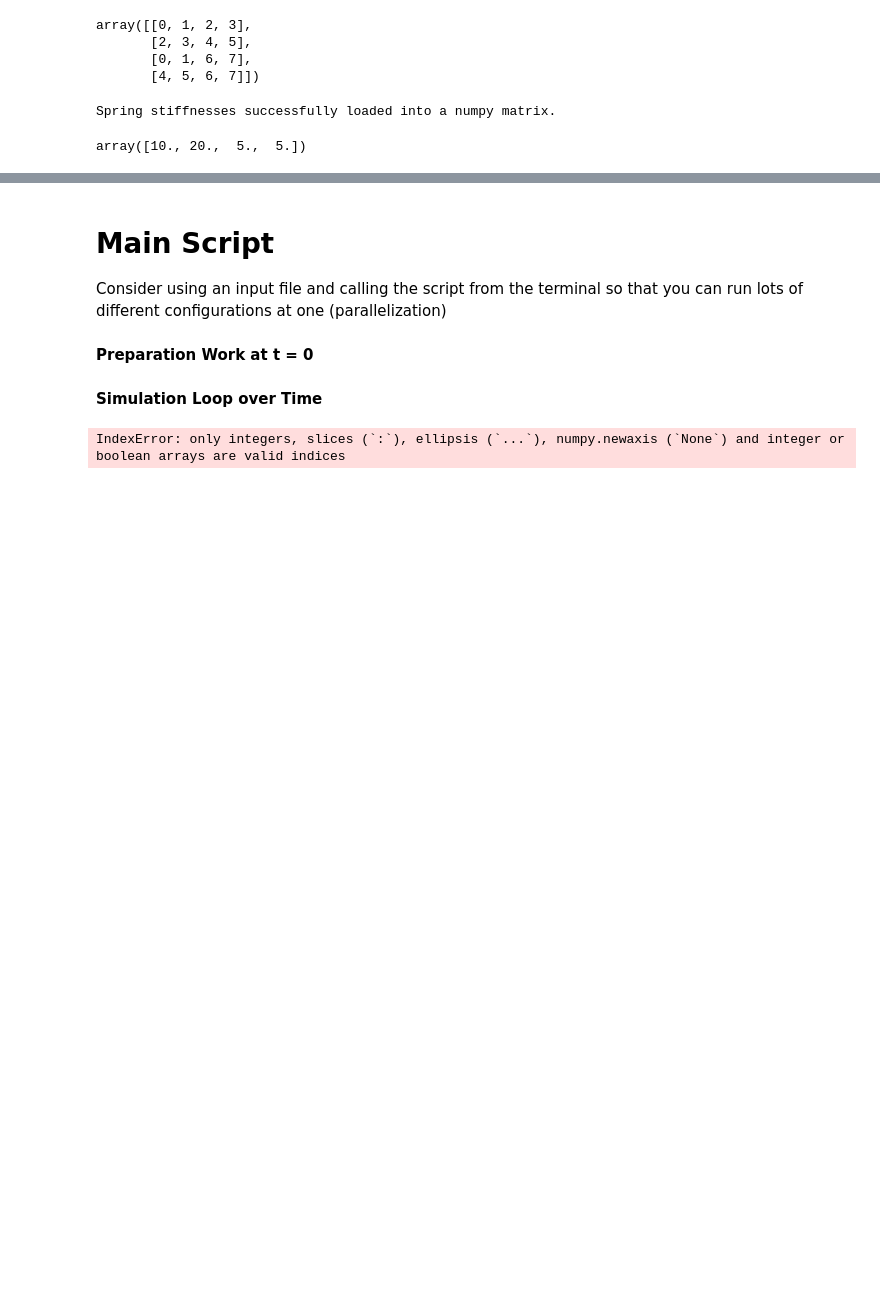
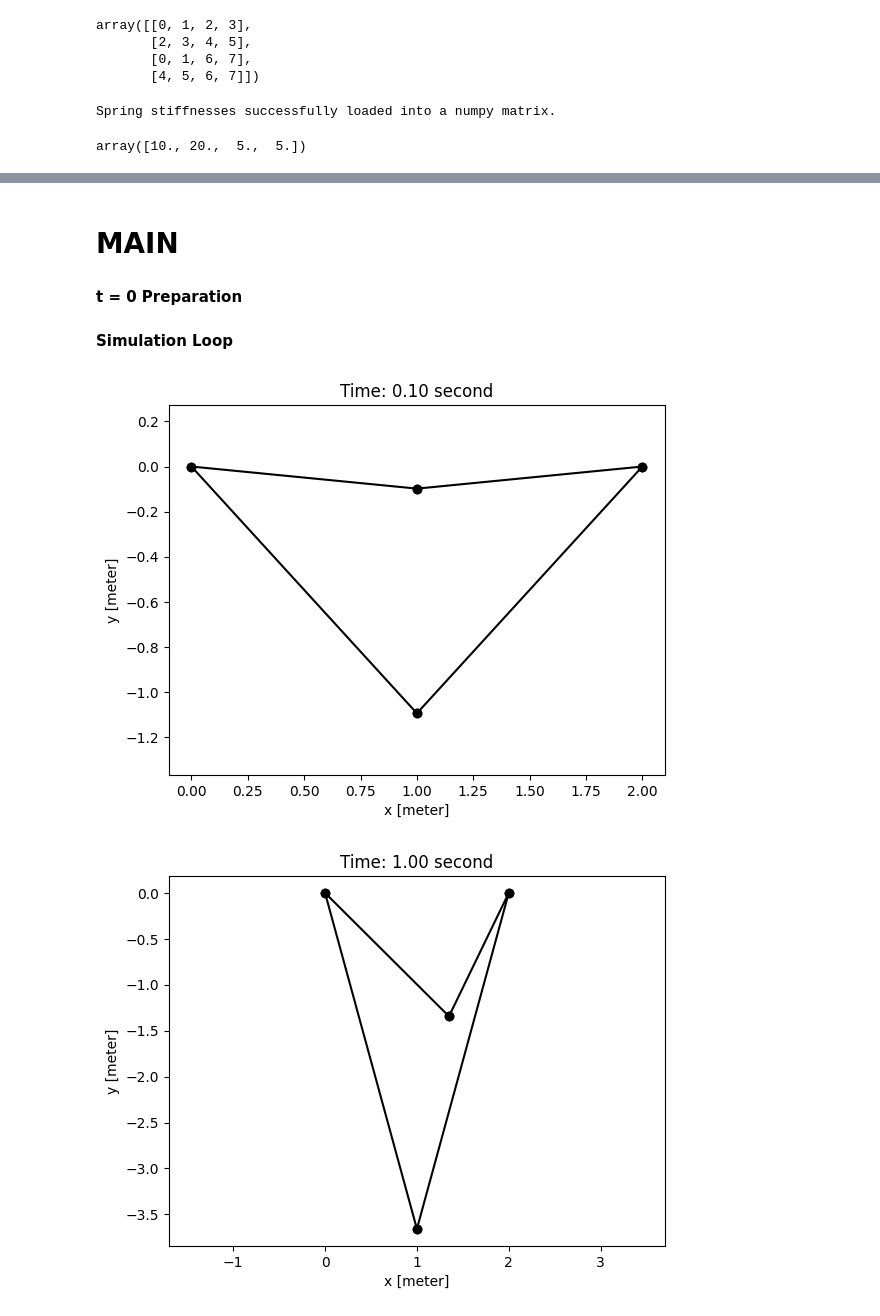
Before and after one commit to lukechang93-ucla/MAE-263F, a Jupyter notebook: Homework1.ipynb, the cells around one changed output, grey strips where cells are left out. Drawn from its saved outputs; the diff is of its cells as text; code cells hidden in the pictures; blank space fills up the shorter version.

```diff
--- a/Homework1.ipynb
+++ b/Homework1.ipynb
@@ -249,16 +279,17 @@ def plot(x, index_matrix, t):
     yi = x[ind[1]]
     xj = x[ind[2]]
     yj = x[ind[3]]
-    plt.plot([xi, xj], [yi, yj], 'bo-')
+
+    plt.plot([xi, xj], [yi, yj], 'ko-')
+
   plt.axis('equal')
   plt.xlabel('x [meter]')
   plt.ylabel('y [meter]')
   plt.show()
-# %% [markdown]
-# Main Script
-Consider using an input file and calling the script from the terminal so that you can run lots of different configurations at one (parallelization)
+# %% [markdown]
+# MAIN
 # %% [markdown]
-**Preparation Work at t = 0**
+**t = 0 Preparation**
 # %%
 N = node_matrix.shape[0] # Number of nodes
 ndof = 2 * N # Number of degrees of freedom
@@ -287,39 +318,47 @@ m = np.zeros(ndof)
 for i in range(ndof):
   m[i] = 1.0 # In this problem, every point mass is 1 kg
 # %% [markdown]
-**Simulation Loop over Time**
+**Simulation Loop**
 # %%
 dt = 0.1 # time step size
-maxTime = 10 # total time of simulation in seconds
+maxTime = 100 # total time of simulation in seconds
 t = np.arange(0, maxTime + dt, dt) # time array
 
 # free DOFs
-free_DOF = np.arange(2, ndof-2) # First two and last two DOFs are fixed
+free_DOF = [2,3,6,7]
 
 # Container to store the y-coordinate of the middle node
-y_middle = np.zeros(len(t))
-y_middle[0] = x_old[3] # y coordinate of the second node
+y1 = np.zeros(len(t))
+y1[0] = x_old[3] # y coordinate of the second node
+y2 = np.zeros(len(t))
+y2[0] = x_old[7] # y coordinate of the second node
 
 for k in range(len(t)-1):
 
   t_new = t[k+1] # Time
 
   # Call integrator
   x_new, u_new = myInt(t_new, x_old, u_old, free_DOF, stiffness_matrix, index_matrix, m, dt, l_k)
 
-  if k % 10 == 0:
+  #if k % 10 == 0:
+  if t_new in [0, 0.1, 1, 10, 100]:
     plot(x_new, index_matrix, t_new)
-  y_middle[k+1] = x_new[3] # y coordinate of second node
+  y1[k+1] = x_new[3] # y coordinate of second node
+  y2[k+1] = x_new[7] # y coordinate of second node
 
   # Update x_old and u_old
   x_old = x_new
   u_old = u_new
 
-# Plot y_middle
+# Plot free nodes
 plt.figure()
-plt.plot(t, y_middle, 'ro-')
+plt.plot(t, y1, 'ro-', label = 'Node 1')
+plt.plot(t, y2, 'bo-', label = 'Node 3')
 plt.xlabel('Time [second]')
-plt.ylabel('y-coordinate of the second node [meter]')
+plt.ylabel('y-coordinate of free nodes [meter]')
+plt.legend()
+plt.title('Free Nodes w/ time')
 plt.show()
 # %% [output]
-IndexError: only integers, slices (`:`), ellipsis (`...`), numpy.newaxis (`None`) and integer or boolean arrays are valid indices
+[figure, added]
+[figure, added]
```
Also changed, not shown: parts of 18 cells of this notebook.
